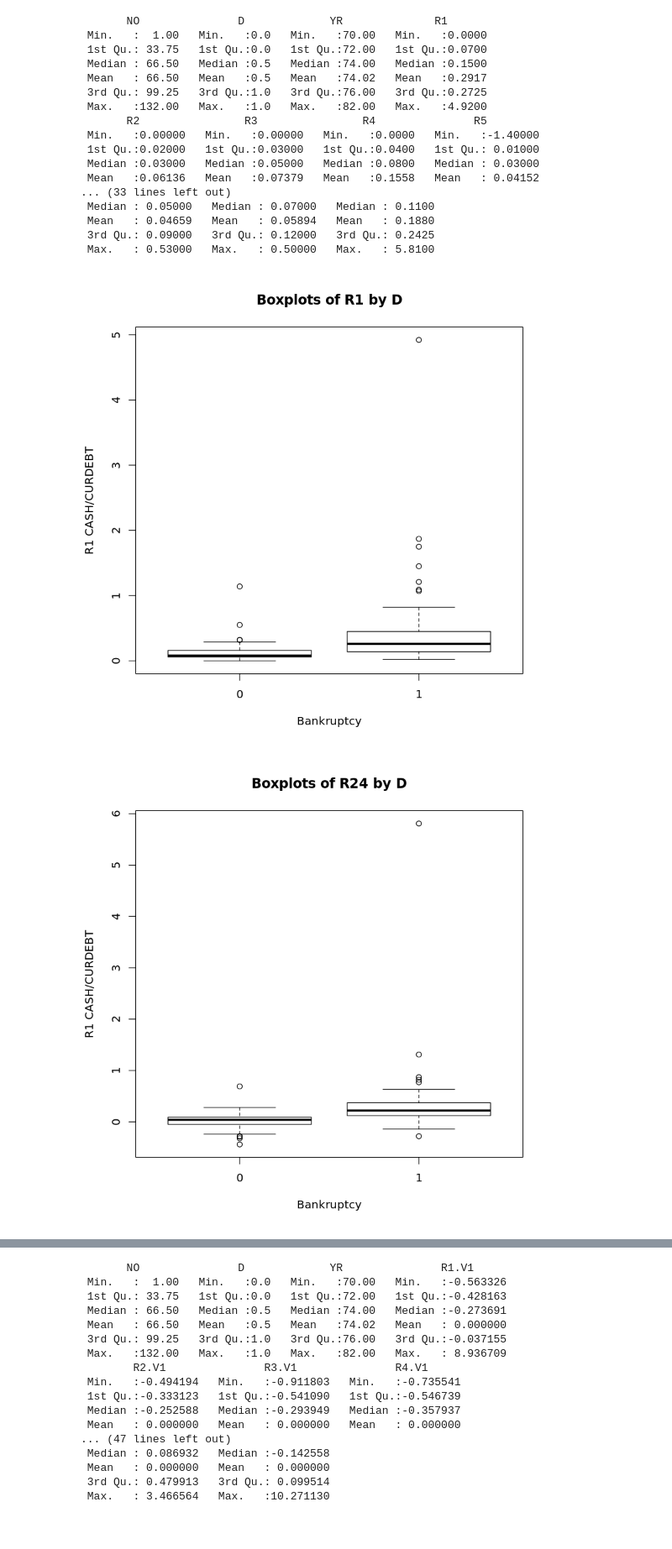
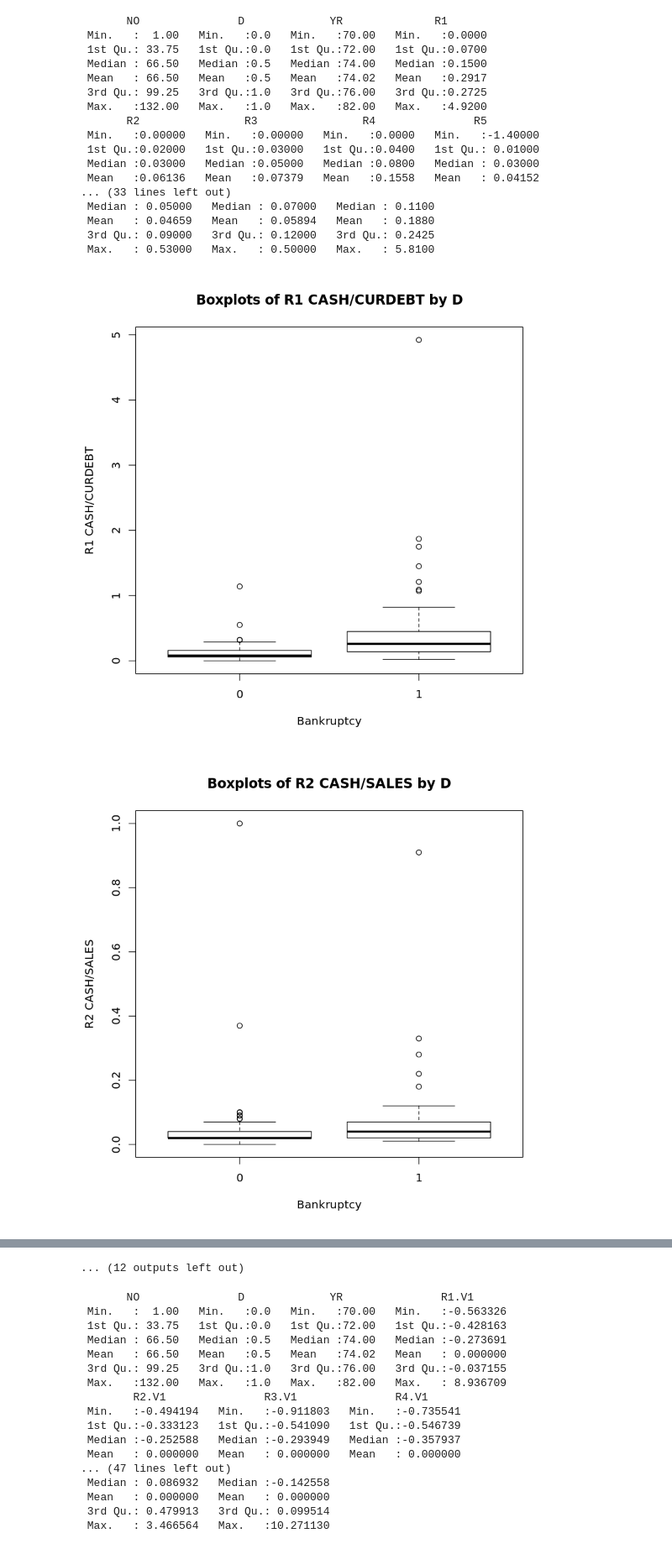
Before and after one commit to kainoa21/OMIS-3000, a Jupyter notebook: bankruptcy/BankruptcyGroup1.ipynb, the cells around one changed output, grey strips where cells are left out. Shown at 84% size. Saved outputs shown, nothing was run; the diff lists cells and outputs as text; code cells hidden in the pictures.

```diff
--- a/bankruptcy/BankruptcyGroup1.ipynb
+++ b/bankruptcy/BankruptcyGroup1.ipynb
@@ -67,13 +74,37 @@ A data.frame: 6 × 27
  Mean   : 0.04659   Mean   : 0.05894   Mean   : 0.1880
  3rd Qu.: 0.09000   3rd Qu.: 0.12000   3rd Qu.: 0.2425
  Max.   : 0.53000   Max.   : 0.50000   Max.   : 5.8100
-# %%
-library(ggplot2)
-
-# Create a box plots matrix of some of the columns, broken out by bankruptcy status
-boxplot(R1~D,data=bankrupt.df, main="Boxplots of R1 by D",xlab="Bankruptcy", ylab="R1 CASH/CURDEBT")
-# etc etc
-boxplot(R24~D,data=bankrupt.df, main="Boxplots of R24 by D",xlab="Bankruptcy", ylab="R1 CASH/CURDEBT")
-# %% [output]
-[figure, removed]
-[figure, removed]
+# %%
+library(ggplot2)
+
+# Create a box plots matrix of all of the columns, broken out by bankruptcy status
+print_boxplot <- function(var,label) {
+    boxplot(var,data=bankrupt.df, main=paste("Boxplots of",label,"by D"),xlab="Bankruptcy", ylab=label)
+}
+print_boxplot(R1~D,"R1 CASH/CURDEBT")
+print_boxplot(R2~D,"R2 CASH/SALES")
+print_boxplot(R3~D,"R3 CASH/ASSETS")
+print_boxplot(R4~D,"R4 CASH/DEBTS")
+print_boxplot(R5~D,"R5 CFFO/SALES")
+print_boxplot(R6~D,"R6 CFF0/ASSETS")
+print_boxplot(R7~D,"R7 CFFO/DEBTS")
+print_boxplot(R8~D,"R8 COGS/INV")
+print_boxplot(R9~D,"R9 CURASS/CURDEBT")
+print_boxplot(R10~D,"R10 CURASS/SALES")
+print_boxplot(R11~D,"R11 CURASS/ASSETS")
+print_boxplot(R12~D,"R12 CURDEBT/DEBTS")
+print_boxplot(R13~D,"R13 INC/SALES")
+print_boxplot(R14~D,"R14 INC/ASSETS")
+print_boxplot(R15~D,"R15 INC/DEBTS")
+print_boxplot(R16~D,"R16 INCDEP/SALES")
+print_boxplot(R17~D,"R17 INCDEP/ASSETS")
+print_boxplot(R18~D,"R18 INCDEP/DEBTS")
+print_boxplot(R19~D,"R19 SALES/REC")
+print_boxplot(R20~D,"R20 SALES/ASSETS")
+print_boxplot(R21~D,"R21 ASSETS/DEBTS")
+print_boxplot(R22~D,"R22 WCFO/SALES")
+print_boxplot(R23~D,"R23 WCFO/ASSETS")
+print_boxplot(R24~D,"R24 WCFO/DEBTS")
+# %% [output]
+[figure, added]
+[figure, added]
@@ -80,3 +121,4 @@ boxplot(R24~D,data=bankrupt.df, main="Boxplots of R24 by D",xlab="Bankruptcy", y
+... (12 outputs left out)
 # %%
 #Checking for single-variable outliers
 test.df <- bankrupt.df
```
Also changed, not shown: parts of 81 cells of this notebook.
